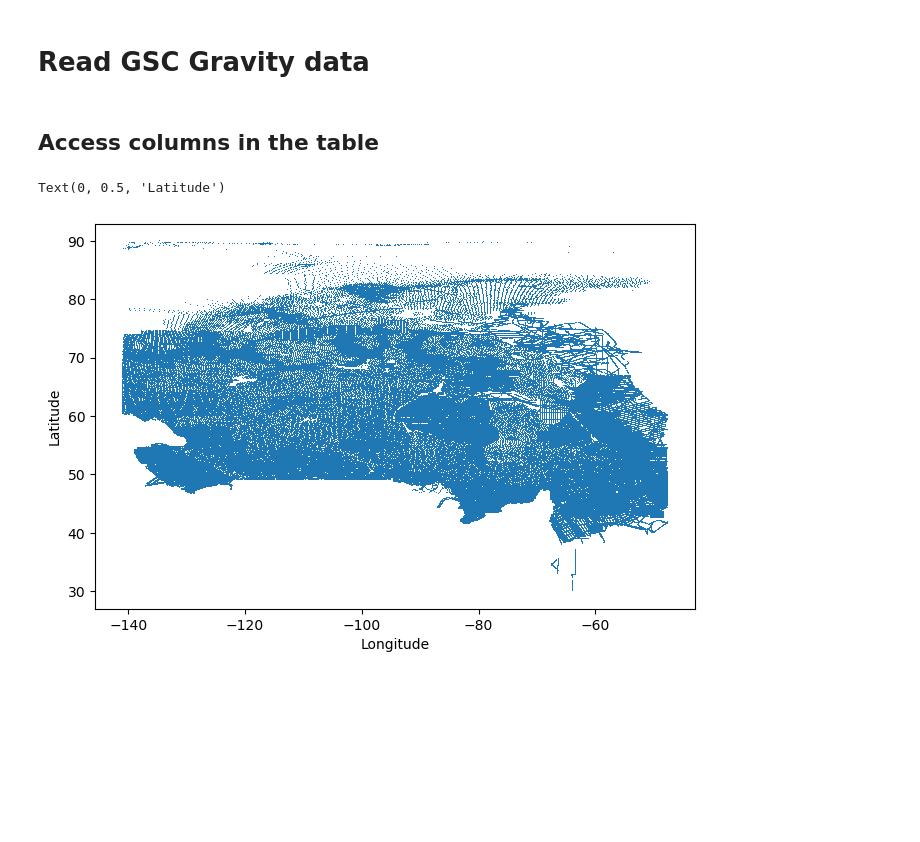
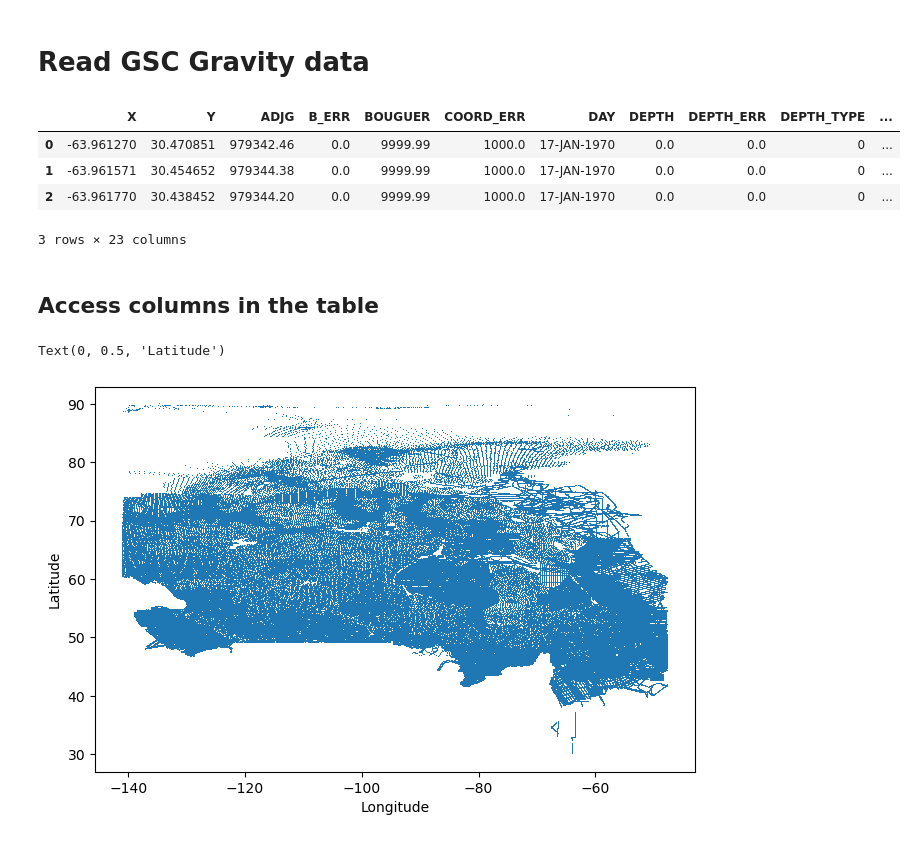
Before and after one commit to ginabilic/geol_4330_canada_wide_gravity, a Jupyter notebook: notebooks/load_gravity_data.ipynb, the cells around one changed output. Cells and saved outputs as stored; diff of their text form; code cells hidden in the pictures; blank space fills up the shorter version.

```diff
--- a/notebooks/load_gravity_data.ipynb
+++ b/notebooks/load_gravity_data.ipynb
@@ -12,3 +9,11 @@ Intel MKL WARNING: Support of Intel(R) Streaming SIMD Extensions 4.2 (Intel(R) S
 # Read GSC Gravity data
 # %%
 df = pd.read_csv("../data/Canada_Gravity_2018.csv", comment='/')
+# %%
+df.head(3)
+# %% [output]
+|  | X | Y | ADJG | B_ERR | BOUGUER | COORD_ERR | DAY | DEPTH | DEPTH_ERR | DEPTH_TYPE | ... |
+| 0 | -63.961270 | 30.470851 | 979342.46 | 0.0 | 9999.99 | 1000.0 | 17-JAN-1970 | 0.0 | 0.0 | 0 | ... |
+| 1 | -63.961571 | 30.454652 | 979344.38 | 0.0 | 9999.99 | 1000.0 | 17-JAN-1970 | 0.0 | 0.0 | 0 | ... |
+| 2 | -63.961770 | 30.438452 | 979344.20 | 0.0 | 9999.99 | 1000.0 | 17-JAN-1970 | 0.0 | 0.0 | 0 | ... |
+3 rows × 23 columns
```
Also changed, not shown: parts of 8 cells of this notebook.
